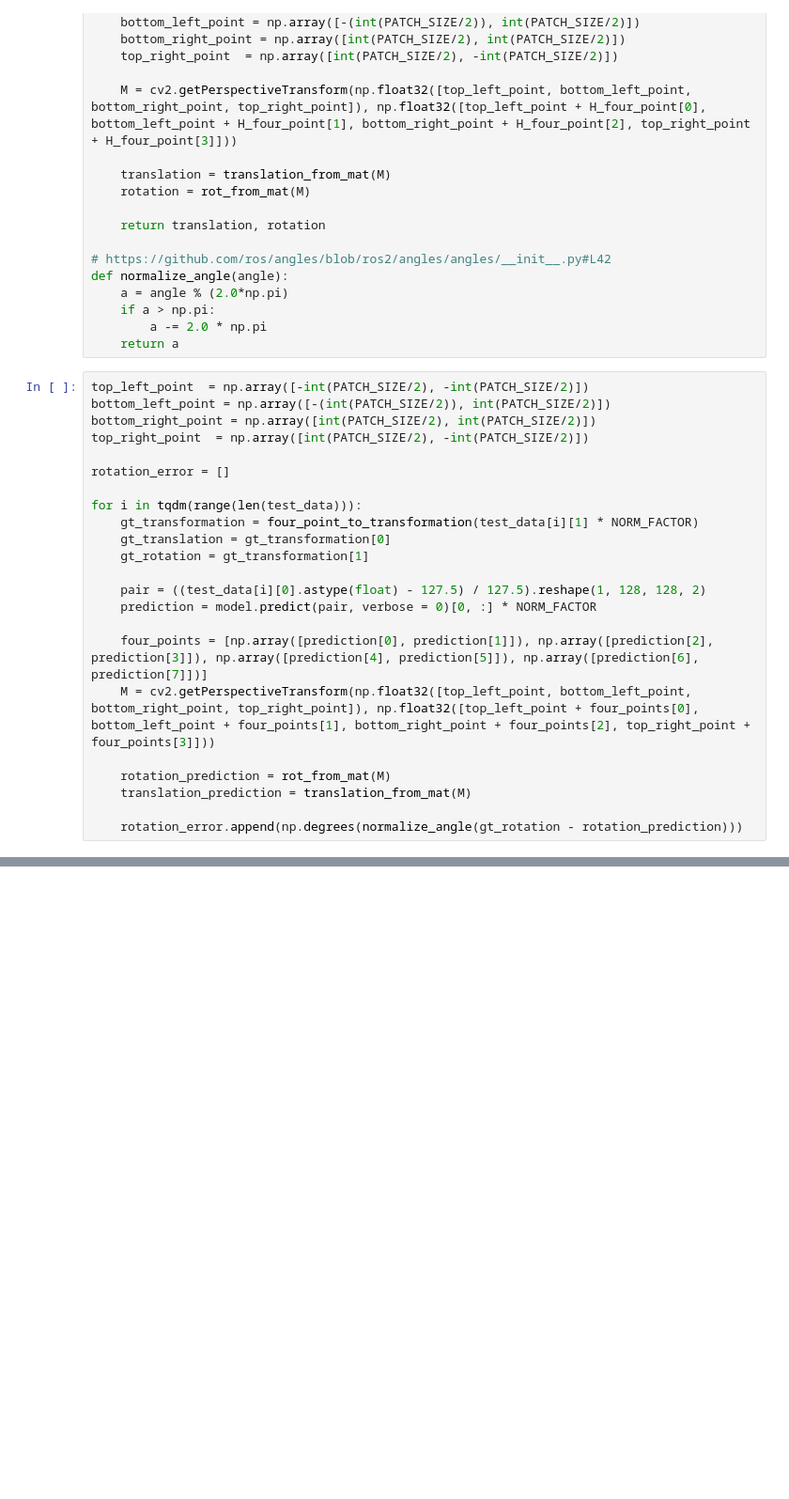
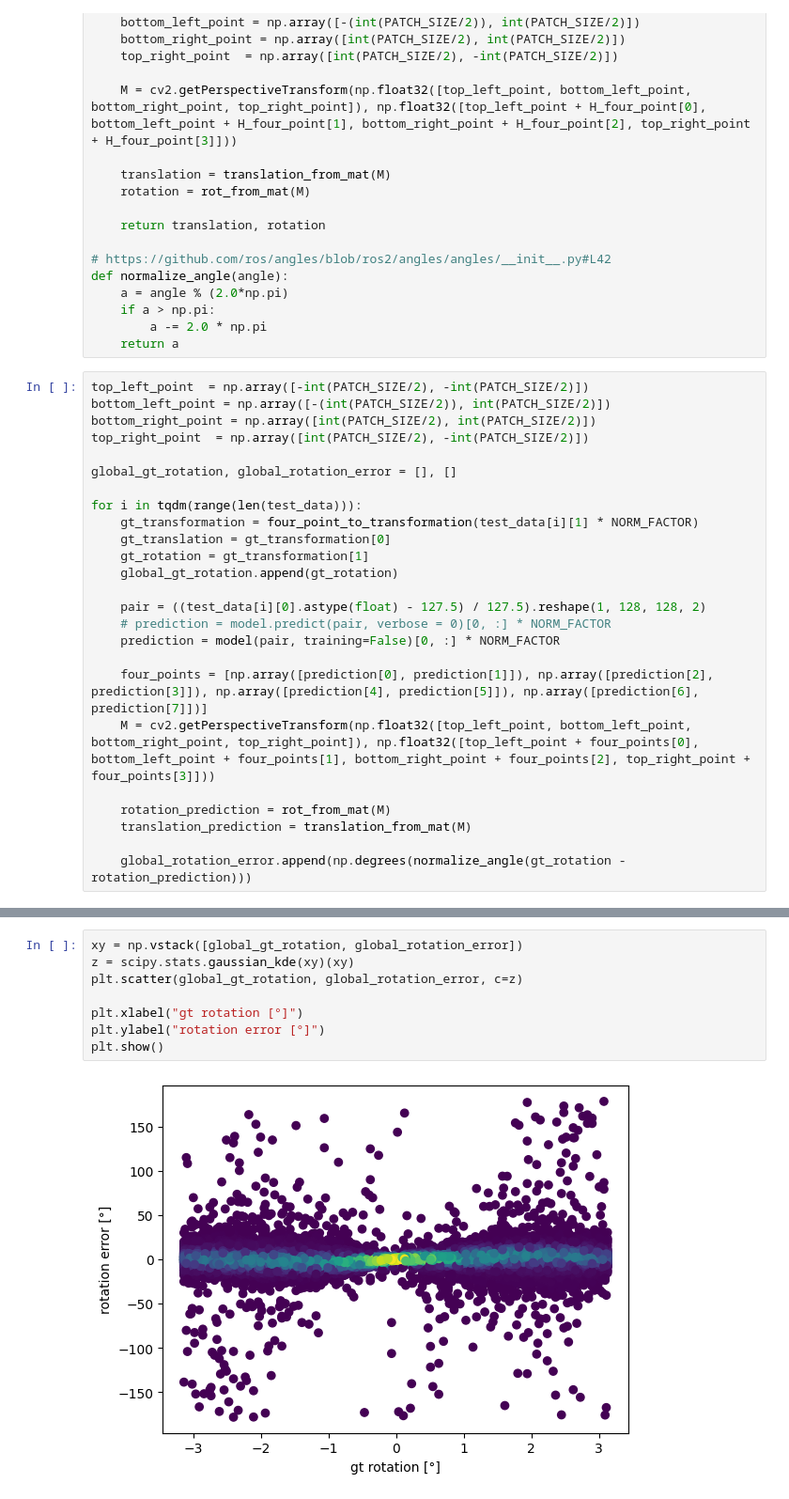
Before and after one commit to yannikmotzet/homographynet-rotation, a Jupyter notebook: 03_network_inference.ipynb, the cells around one changed output, grey strips where cells are left out. Shown at 94% size. Saved outputs shown, nothing was run; the diff lists cells and outputs as text; blank space fills up the shorter version.

```diff
--- a/03_network_inference.ipynb
+++ b/03_network_inference.ipynb
@@ -82,15 +86,17 @@ bottom_left_point = np.array([-(int(PATCH_SIZE/2)), int(PATCH_SIZE/2)])
 bottom_right_point = np.array([int(PATCH_SIZE/2), int(PATCH_SIZE/2)])
 top_right_point  = np.array([int(PATCH_SIZE/2), -int(PATCH_SIZE/2)])
 
-rotation_error = []
+global_gt_rotation, global_rotation_error = [], []
 
 for i in tqdm(range(len(test_data))):
     gt_transformation = four_point_to_transformation(test_data[i][1] * NORM_FACTOR)
     gt_translation = gt_transformation[0]
     gt_rotation = gt_transformation[1]
+    global_gt_rotation.append(gt_rotation)
 
     pair = ((test_data[i][0].astype(float) - 127.5) / 127.5).reshape(1, 128, 128, 2)
-    prediction = model.predict(pair, verbose = 0)[0, :] * NORM_FACTOR
+    # prediction = model.predict(pair, verbose = 0)[0, :] * NORM_FACTOR
+    prediction = model(pair, training=False)[0, :] * NORM_FACTOR
 
     four_points = [np.array([prediction[0], prediction[1]]), np.array([prediction[2], prediction[3]]), np.array([prediction[4], prediction[5]]), np.array([prediction[6], prediction[7]])]
     M = cv2.getPerspectiveTransform(np.float32([top_left_point, bottom_left_point, bottom_right_point, top_right_point]), np.float32([top_left_point + four_points[0], bottom_left_point + four_points[1], bottom_right_point + four_points[2], top_right_point + four_points[3]]))
@@ -98,5 +104,5 @@ for i in tqdm(range(len(test_data))):
     rotation_prediction = rot_from_mat(M)
     translation_prediction = translation_from_mat(M)
 
-    rotation_error.append(np.degrees(normalize_angle(gt_rotation - rotation_prediction)))
+    global_rotation_error.append(np.degrees(normalize_angle(gt_rotation - rotation_prediction)))
 # %%
@@ -109,3 +115,13 @@ plt.ylabel("number of pairs")
 plt.show()
 # %% [output]
 [figure]
+# %%
+xy = np.vstack([global_gt_rotation, global_rotation_error])
+z = scipy.stats.gaussian_kde(xy)(xy)
+plt.scatter(global_gt_rotation, global_rotation_error, c=z)
+
+plt.xlabel("gt rotation [°]")
+plt.ylabel("rotation error [°]")
+plt.show()
+# %% [output]
+[figure, added]
```
Also changed, not shown: parts of 3 cells of this notebook.
